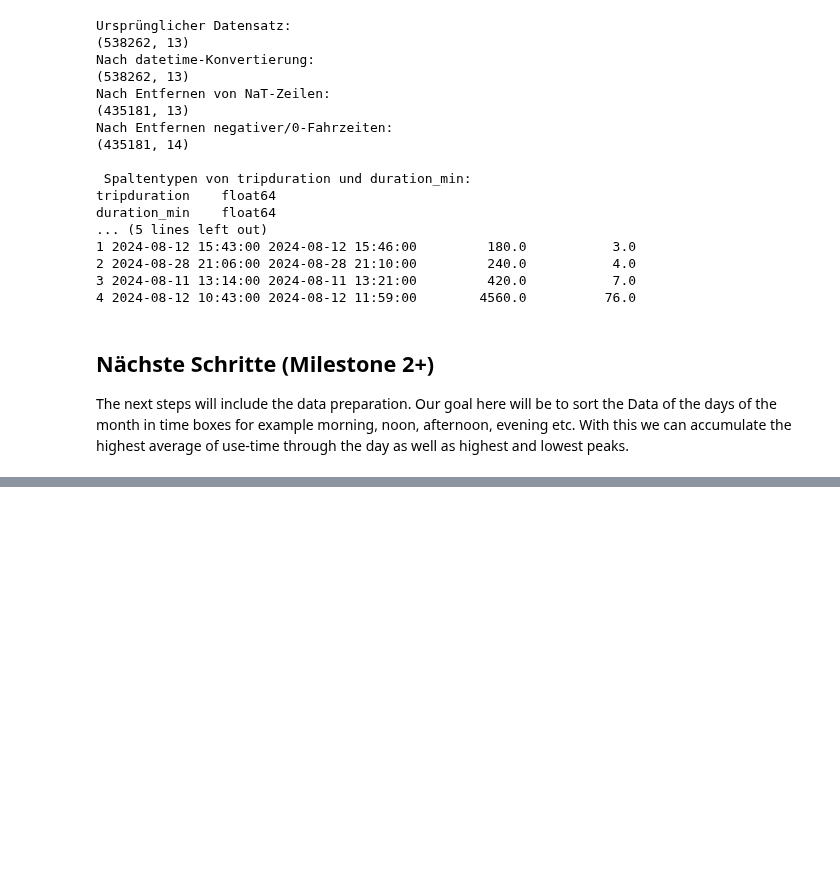
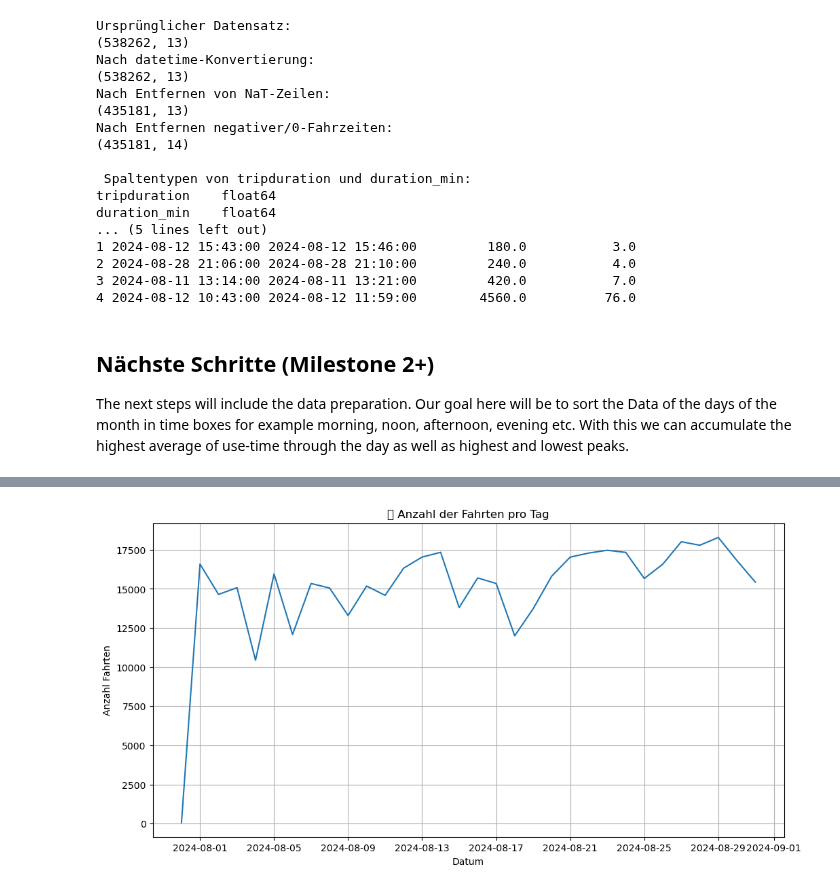
Before and after one commit to RubenCharara/Data-Science-and-Machine-Learning, a Jupyter notebook: milestone1_citibike.ipynb, the cells around one changed output, grey strips where cells are left out. Drawn from its saved outputs; the diff is of its cells as text; code cells hidden in the pictures; blank space fills up the shorter version.

```diff
--- a/milestone1_citibike.ipynb
+++ b/milestone1_citibike.ipynb
@@ -158,0 +197,13 @@ The next steps will include the data preparation. Our goal here will be to sort
+# %%
+df_trips['date'] = df_trips['started_at'].dt.date
+fahrten_pro_tag = df_trips.groupby('date').size()
+
+plt.figure(figsize=(12,6))
+fahrten_pro_tag.plot()
+plt.title("📅 Anzahl der Fahrten pro Tag")
+plt.xlabel("Datum")
+plt.ylabel("Anzahl Fahrten")
+plt.grid()
+plt.show()
+# %% [output]
+[figure, added]
```
Also changed, not shown: parts of 2 cells of this notebook.
